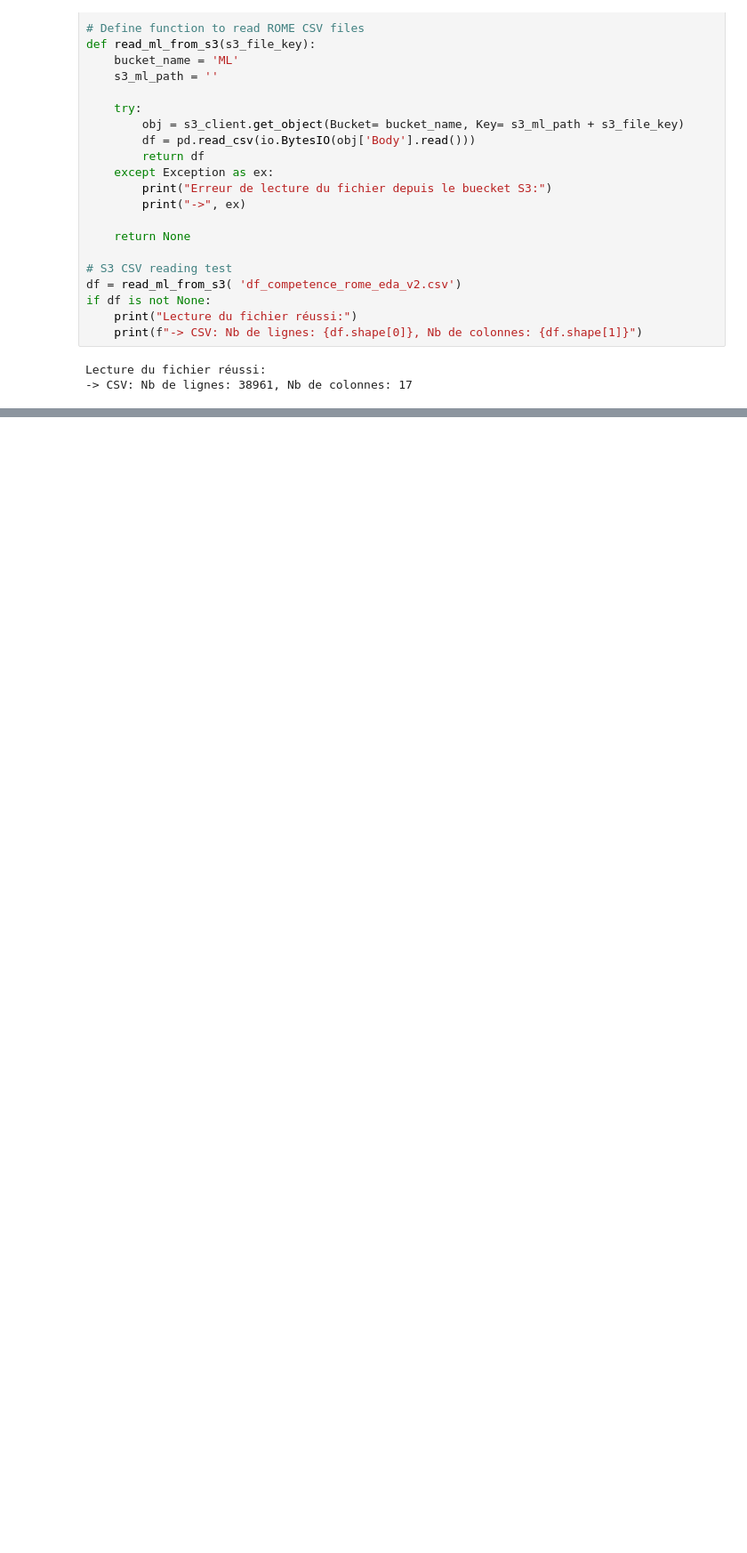
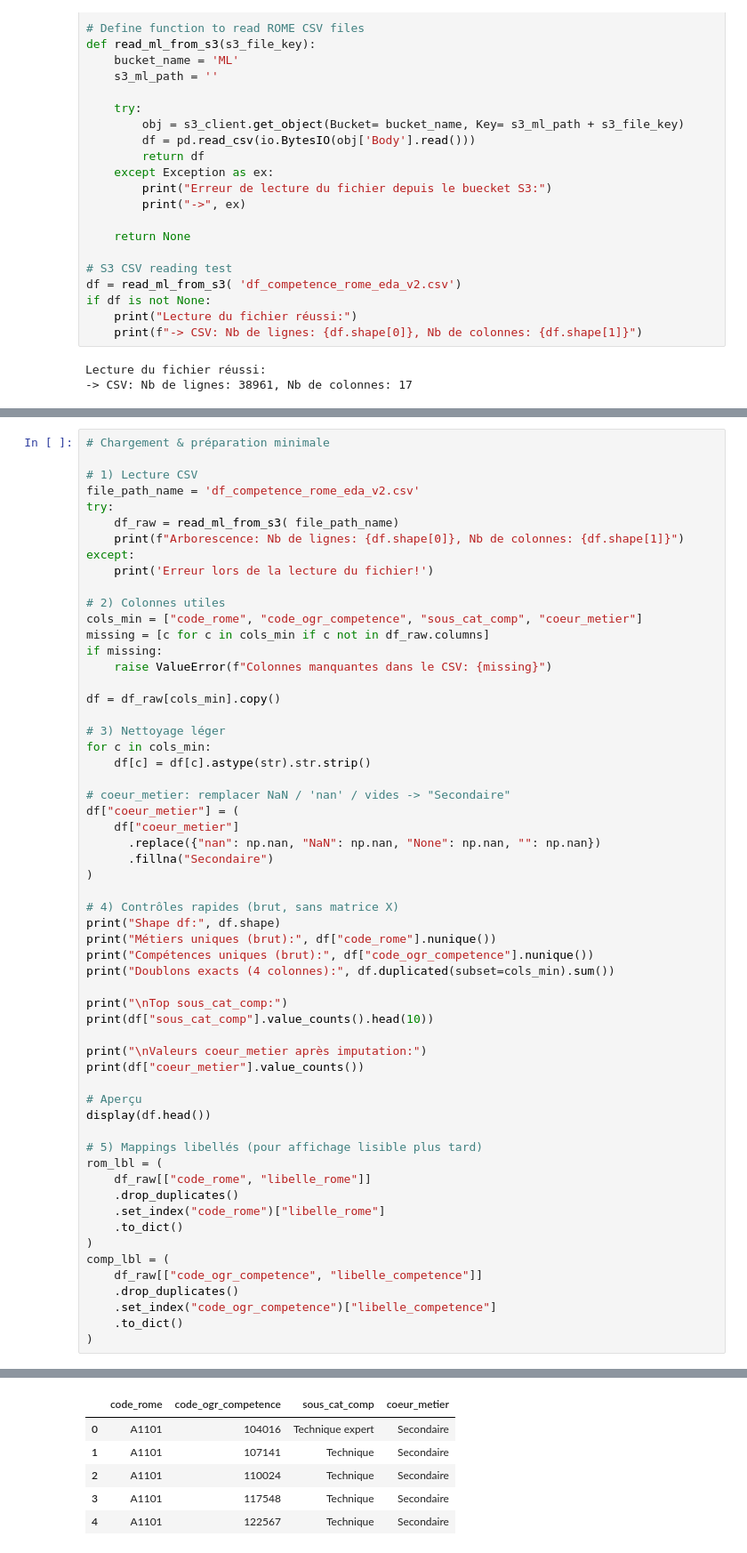
Before and after one commit to salphonse/Radar-Metier, a Jupyter notebook: script/ML/ML - Preprocessing.ipynb, the cells around one changed output, grey strips where cells are left out. Shown: that part at 89% size. Cells and saved outputs as stored; diff of their text form; blank space fills up the shorter version.

```diff
--- a/script/ML/ML - Preprocessing.ipynb
+++ b/script/ML/ML - Preprocessing.ipynb
@@ -694,0 +131,59 @@ df.duplicated().sum()
+# %%
+# Chargement & préparation minimale
+
+# 1) Lecture CSV
+file_path_name = 'df_competence_rome_eda_v2.csv'
+try:
+    df_raw = read_ml_from_s3( file_path_name)
+    print(f"Arborescence: Nb de lignes: {df.shape[0]}, Nb de colonnes: {df.shape[1]}")
+except:
+    print('Erreur lors de la lecture du fichier!')
+
+# 2) Colonnes utiles
+cols_min = ["code_rome", "code_ogr_competence", "sous_cat_comp", "coeur_metier"]
+missing = [c for c in cols_min if c not in df_raw.columns]
+if missing:
+    raise ValueError(f"Colonnes manquantes dans le CSV: {missing}")
+
+df = df_raw[cols_min].copy()
+
+# 3) Nettoyage léger
+for c in cols_min:
+    df[c] = df[c].astype(str).str.strip()
+
+# coeur_metier: remplacer NaN / 'nan' / vides -> "Secondaire"
+df["coeur_metier"] = (
+    df["coeur_metier"]
+      .replace({"nan": np.nan, "NaN": np.nan, "None": np.nan, "": np.nan})
+      .fillna("Secondaire")
+)
+
+# 4) Contrôles rapides (brut, sans matrice X)
+print("Shape df:", df.shape)
+print("Métiers uniques (brut):", df["code_rome"].nunique())
+print("Compétences uniques (brut):", df["code_ogr_competence"].nunique())
+print("Doublons exacts (4 colonnes):", df.duplicated(subset=cols_min).sum())
+
+print("\nTop sous_cat_comp:")
+print(df["sous_cat_comp"].value_counts().head(10))
+
+print("\nValeurs coeur_metier après imputation:")
+print(df["coeur_metier"].value_counts())
+
+# Aperçu
+display(df.head())
+
+# 5) Mappings libellés (pour affichage lisible plus tard)
+rom_lbl = (
+    df_raw[["code_rome", "libelle_rome"]]
+    .drop_duplicates()
+    .set_index("code_rome")["libelle_rome"]
+    .to_dict()
+)
+comp_lbl = (
+    df_raw[["code_ogr_competence", "libelle_competence"]]
+    .drop_duplicates()
+    .set_index("code_ogr_competence")["libelle_competence"]
+    .to_dict()
+)
+# %% [output]
@@ -694,0 +209,6 @@ df.duplicated().sum()
+|  | code_rome | code_ogr_competence | sous_cat_comp | coeur_metier |
+| 0 | A1101 | 104016 | Technique expert | Secondaire |
+| 1 | A1101 | 107141 | Technique | Secondaire |
+| 2 | A1101 | 110024 | Technique | Secondaire |
+| 3 | A1101 | 117548 | Technique | Secondaire |
+| 4 | A1101 | 122567 | Technique | Secondaire |
```
Also changed, not shown: parts of 115 cells of this notebook.
